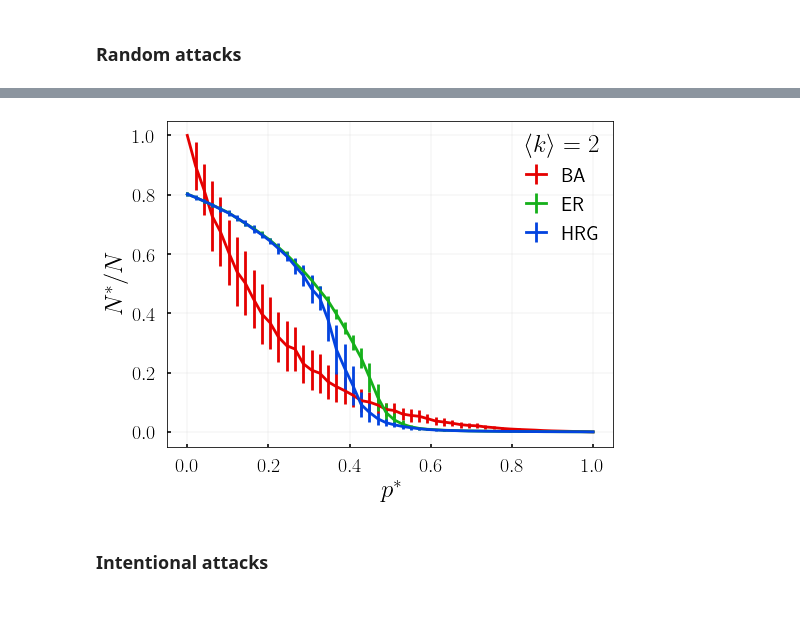
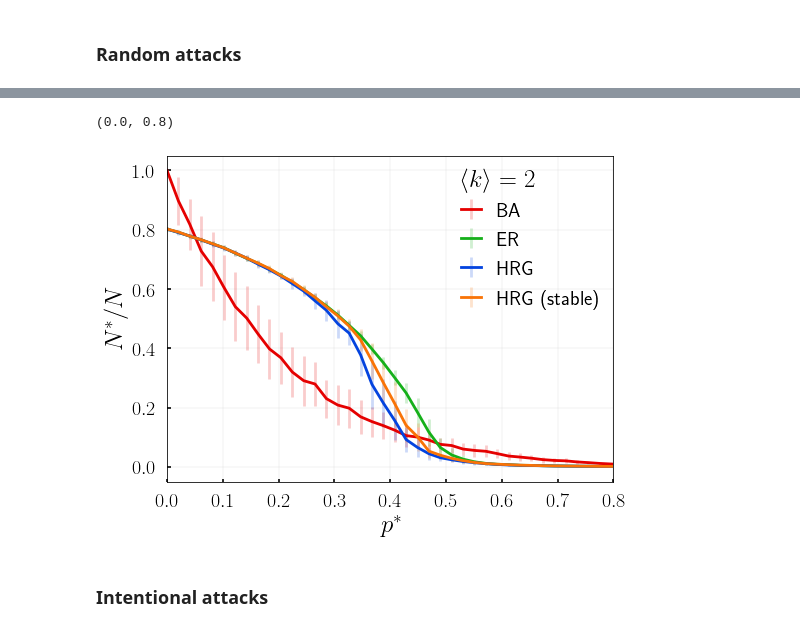
Before and after one commit to robertjankowski/attacks-on-hierarchical-networks, a Jupyter notebook: notebooks/attacks_on_hrg_results.ipynb, the cells around one changed output, grey strips where cells are left out. Cells and saved outputs as stored; diff of their text form; code cells hidden in the pictures.

Commit message:
stable outgoing links from cities, intentional attacks

```diff
--- a/notebooks/attacks_on_hrg_results.ipynb
+++ b/notebooks/attacks_on_hrg_results.ipynb
@@ -22,6 +22,7 @@ ba_random_small_k_6 = pd.read_csv('../output/k=6/random_attack_edge_BA_N=8000_k=
 er_random_small_k_6 = pd.read_csv('../output/k=6/random_attack_edge_ER_N=8000_k=5.99975_ntimes=100.csv')
 hrg1_random_small_k_6 = pd.read_csv('../output/k=6/random_attack_edge_HRG_1_N=8000_k=5.99975_ntimes=100.csv')
 hrg2_random_small_k_6 = pd.read_csv('../output/k=6/random_attack_edge_HRG_2_N=8000_k=5.99975_ntimes=100.csv')
+hrg3_random_small_k_6 = pd.read_csv('../output/k=6/random_attack_edge_HRG_1_stable_N=8000_k=6_ntimes=100.csv')
 
 
 ba_random_large_k_6 = pd.read_csv('../output/k=6/random_attack_edge_BA_N=80000_k=5.999974999999999_ntimes=100.csv')
@@ -33,6 +34,7 @@ hrg2_random_large_k_6 = pd.read_csv('../output/k=6/random_attack_edge_HRG_2_N=80
 ba_random_small_k_2 = pd.read_csv('../output/k=2/random_attack_edge_BA_N=8000_k=2.019_ntimes=100.csv')
 er_random_small_k_2 = pd.read_csv('../output/k=2/random_attack_edge_ER_N=8000_k=2.019_ntimes=100.csv')
 hrg_random_small_k_2 = pd.read_csv('../output/k=2/random_attack_edge_HRG_1_N=8000_k=2.019_ntimes=100.csv')
+hrg3_random_small_k_2 = pd.read_csv('../output/k=2/random_attack_edge_HRG_1_stable_N=8000_k=2_ntimes=100.csv')
 # %% [markdown]
 ### Random attacks
 # %%
@@ -98,17 +102,19 @@ plt.text(0.85, 0.9, '(d)', fontsize=35)
 # %%
-labels = ['BA', 'ER', 'HRG']
-data = [ba_random_small_k_2, er_random_small_k_2, hrg_random_small_k_2]
+labels = ['BA', 'ER', 'HRG', 'HRG (stable)']
+data = [ba_random_small_k_2, er_random_small_k_2, hrg_random_small_k_2, hrg3_random_small_k_2]
 
 viz.plot_giant_connected_component_vs_removed(data, labels, fontsize=20, loc='upper right',
                                               title=r'$\left<k\right> = 2$', title_fontsize=25)
+plt.xlim(0, 0.8)
 # plt.text(0.93, 0.93, '(b)', fontsize=35)
 
 # plt.title(r'Random attacks, $N=8000, k\approx 2$')
 # plt.show()
 # viz.save_figure('../plots/random_attack_small_k_2.pdf')
-viz.save_figure('../plots/random_attack_small_k_2.png')
+# viz.save_figure('../plots/random_attack_small_k_2.png')
 # %% [output]
+(0.0, 0.8)
-[figure, old version]
+[figure, new version]
 # %% [markdown]
 ### Intentional attacks
 # %%
```
Also changed, not shown: parts of 7 cells of this notebook, 4 other files.
